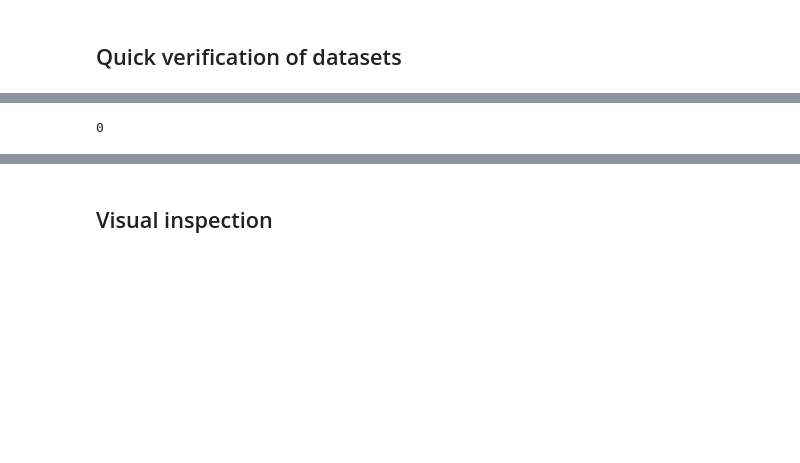
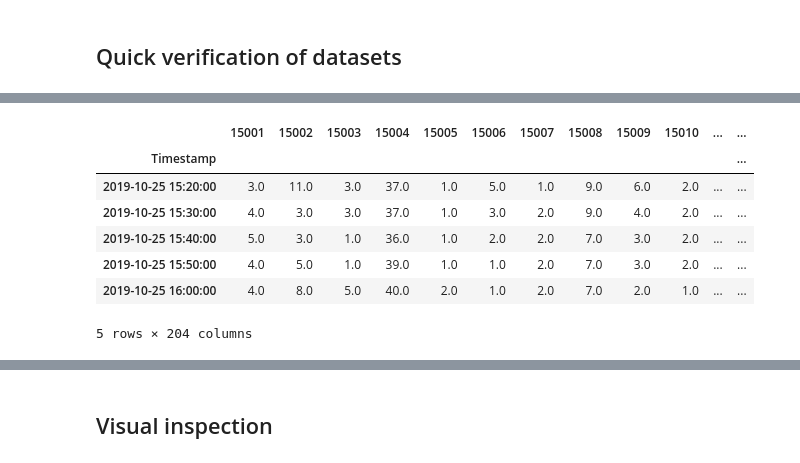
Before and after one commit to mariuszrokita/wroclawski-rower-miejski, a Jupyter notebook: bikeavailability/notebooks/02-exploratory-data-analysis.ipynb, the cells around one changed output, grey strips where cells are left out. Saved outputs shown, nothing was run; the diff lists cells and outputs as text; code cells hidden in the pictures; blank space fills up the shorter version.

```diff
--- a/bikeavailability/notebooks/02-exploratory-data-analysis.ipynb
+++ b/bikeavailability/notebooks/02-exploratory-data-analysis.ipynb
@@ -102,4 +64,11 @@ memory usage: 19.4+ MB
-# %%
-df.isnull().sum().sum()
-# %% [output]
-0
+# %%
+df.head()
+# %% [output]
+|  | 15001 | 15002 | 15003 | 15004 | 15005 | 15006 | 15007 | 15008 | 15009 | 15010 | ... | ... |
+| Timestamp |  |  |  |  |  |  |  |  |  |  |  | ... |
+| 2019-10-25 15:20:00 | 3.0 | 11.0 | 3.0 | 37.0 | 1.0 | 5.0 | 1.0 | 9.0 | 6.0 | 2.0 | ... | ... |
+| 2019-10-25 15:30:00 | 4.0 | 3.0 | 3.0 | 37.0 | 1.0 | 3.0 | 2.0 | 9.0 | 4.0 | 2.0 | ... | ... |
+| 2019-10-25 15:40:00 | 5.0 | 3.0 | 1.0 | 36.0 | 1.0 | 2.0 | 2.0 | 7.0 | 3.0 | 2.0 | ... | ... |
+| 2019-10-25 15:50:00 | 4.0 | 5.0 | 1.0 | 39.0 | 1.0 | 1.0 | 2.0 | 7.0 | 3.0 | 2.0 | ... | ... |
+| 2019-10-25 16:00:00 | 4.0 | 8.0 | 5.0 | 40.0 | 2.0 | 1.0 | 2.0 | 7.0 | 2.0 | 1.0 | ... | ... |
+5 rows × 204 columns
```
Also changed, not shown: parts of 21 cells of this notebook, 2 other files.
